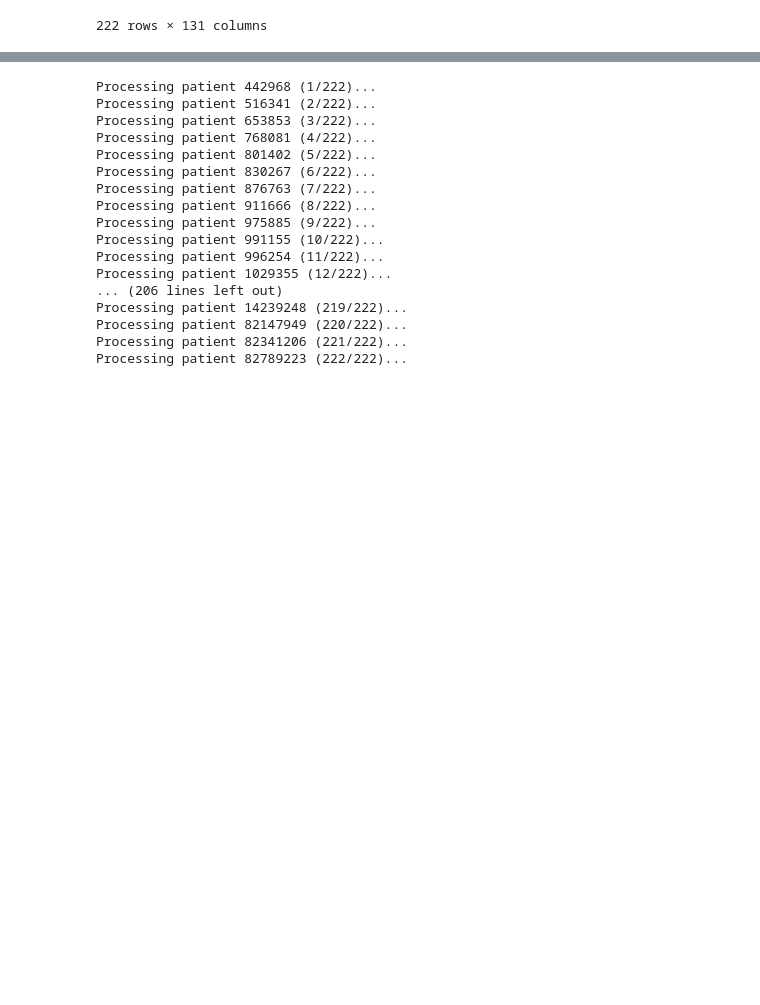
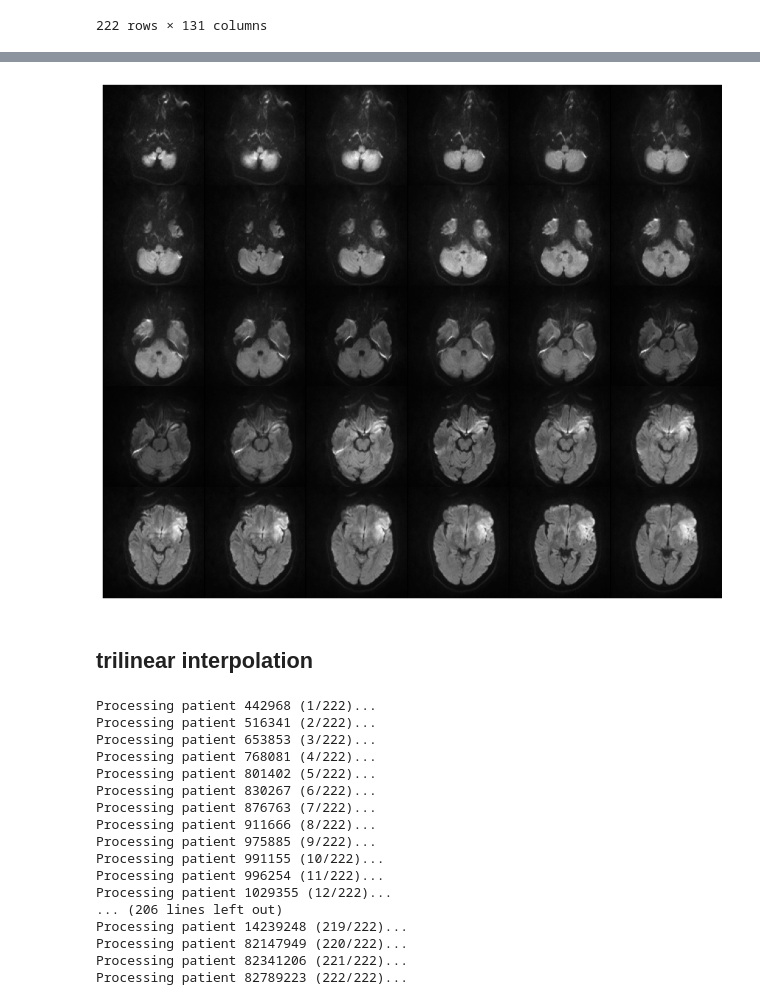
Before and after one commit to buehlpa/berne-cohort-data-pipeline, a Jupyter notebook: 5_0_2_inspect_final_image_tensors.ipynb, the cells around one changed output, grey strips where cells are left out. Cells and saved outputs as stored; diff of their text form; code cells hidden in the pictures; blank space fills up the shorter version.

```diff
--- a/5_0_2_inspect_final_image_tensors.ipynb
+++ b/5_0_2_inspect_final_image_tensors.ipynb
@@ -66,18 +76,17 @@ old_df
 # %%
 # Reshape the data to the correct dimension
-dim = (128, 128, 20, 1)
+dim = (128, 128, 28, 1)
 from scipy import ndimage
 
-X = np.empty((len(X0), 128, 128, 20, 3))
+X = np.empty((len(X0), 128, 128, 28, 3))
 for i in range(len(X0)):
     scaling_factor = [dim[0]/X0[i].shape[0], dim[1]/X0[i].shape[1], dim[2]/X0[i].shape[2], dim[3]/X0[i].shape[3]]
     X[i,:,:,:,:] = ndimage.zoom(X0[i], scaling_factor, order = 1)
 X[:,:,:,:,1] = X[:,:,:,:,0]
 X[:,:,:,:,2] = X[:,:,:,:,0]
-# %%
-for i in range(X_tab_train.shape[1]):
-    train_mean = np.mean(X_tab_train[:,i])
-    train_std = np.std(X_tab_train[:,i])
-    X_tab_train[:,i] = (X_tab_train[:,i] - train_mean) / train_std
-    X_tab_valid[:,i] = (X_tab_valid[:,i] - train_mean) / train_std
-    X_tab_test[:,i] = (X_tab_test[:,i] - train_mean) / train_std
+# %%
+resized_patient_images = {}
+for i, pid in enumerate(old_df['p_id']):
+    print(f"Processing patient {pid} ({i+1}/{len(old_df['p_id'])})...")
+    resized_patient_images[str(pid)]= X[i]
+np.savez_compressed(os.path.join(DATA_DIR,'berner_daten_25_11_2020_dwi_skull_raw_lisa_resized_28.npz'), **resized_patient_images)
@@ -84,3 +111,29 @@ for i in range(X_tab_train.shape[1]):
+# %%
+# Extract slices for patient zero
+patient_zero_slices = X0[221, :, :, :].squeeze()
+
+# Define grid size
+rows, cols = 5, 6
+fig, axes = plt.subplots(rows, cols, figsize=(12, 10))
+
+# Plot each slice
+for i in range(rows * cols):
+    if i < patient_zero_slices.shape[-1]:  # Ensure we don't exceed available slices
+        ax = axes[i // cols, i % cols]
+        ax.imshow(patient_zero_slices[:, :, i], cmap='gray')
+        ax.set_xticks([])
+        ax.set_yticks([])
+        ax.set_frame_on(False)
+
+# Adjust layout to minimize spacing
+plt.subplots_adjust(wspace=-0.1, hspace=-0.1)
+plt.margins(0, 0)
+
+plt.show()
+# %% [output]
+[figure, added]
+# %% [markdown]
+## trilinear interpolation
 # %%
 import torch
 import torch.nn.functional as F
```
Also changed, not shown: parts of 3 cells of this notebook, 1 other file.
